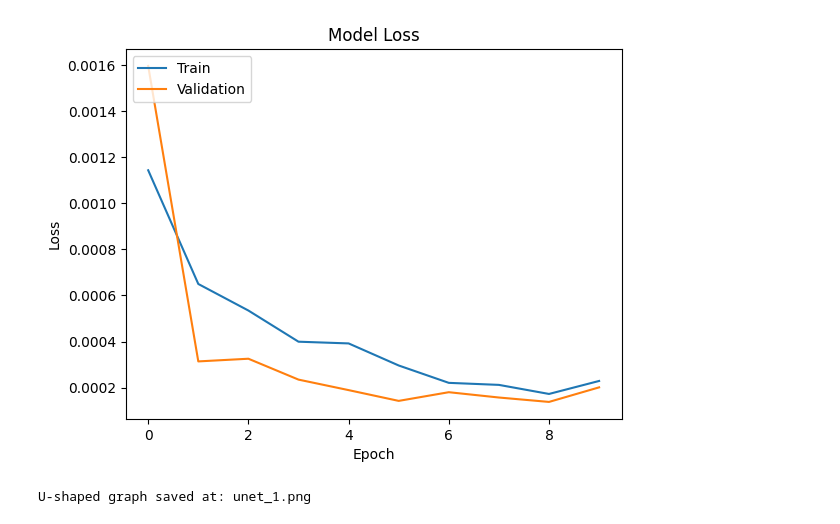
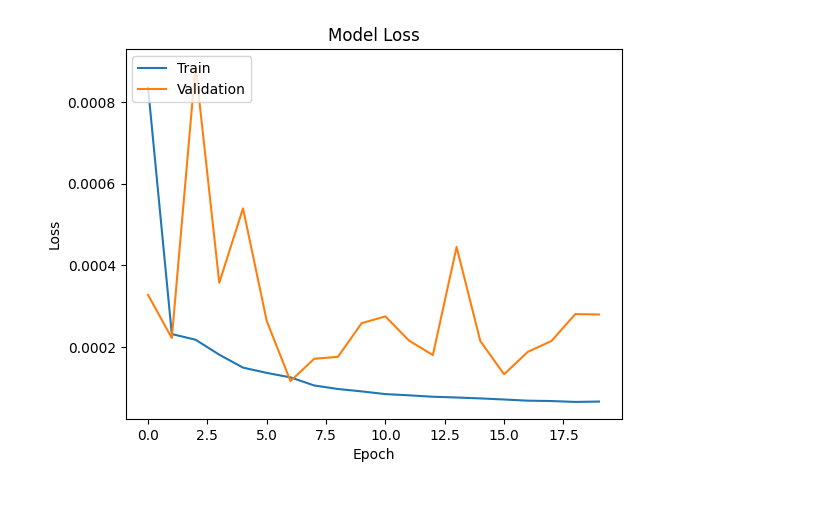
Before and after one commit to m7415/deep_learning_3MI, a Jupyter notebook: imageFusion.ipynb, the cells around one changed output. Saved outputs shown, nothing was run; the diff lists cells and outputs as text; code cells hidden in the pictures.

```diff
--- a/imageFusion.ipynb
+++ b/imageFusion.ipynb
@@ -92,3 +41,6 @@ New lenght: 2730
+# %%
+channels = ['FOVfitting_2']#, '3quadrants_2', 'FOVfitting_3', '3quadrants_3', 'FOVfitting_4', '3quadrants_4', 'FOVfitting_5', '3quadrants_5', 'FOVfitting_6', '3quadrants_6', 'FOVfitting_9', '3quadrants_9']
+dataset = Dataset(channels)
 # %%
 dataset.preprocess_data()
 dataset.crop_data(128)
@@ -99,3 +47,8 @@ azimut = dataset.azimut_list
+# %%
+df = dataset.df
+X = np.stack((df['map1'].to_list(), df['map2'].to_list(), df['map3'].to_list()), axis=3)
+y = np.array(df['combined'].to_list())
+azimut = np.array(df['azimut'].to_list())
 # %%
 print(np.min(X), np.max(X))
 print(np.min(y), np.max(y))
@@ -115,24 +68,29 @@ model = "UNet"
 name = "MSE"
 
 learning_rate = 0.001
-optimiser = tf.keras.optimizers.Adam(learning_rate=learning_rate)
+optimiser = tf.keras.optimizers.Adam(learning_rate=learning_rate, clipvalue=0.3, weight_decay=0.0005)
 #loss = tf.keras.losses.MeanAbsoluteError()
-# add L2 regularization to the loss function
-loss = tf.keras.losses.MeanSquaredError(reduction=tf.keras.losses.Reduction.SUM_OVER_BATCH_SIZE)
+loss = tf.keras.losses.MeanSquaredError()
 input_size = (X.shape[1], X.shape[2], 3)
 output_size = (y.shape[1], y.shape[2], 1)
-filters = [64,128,256]
+filters = [64, 128, 256]
+blocks = [2, 4, 2]
 dropout = 0.3
 
 batch_size = 1
-epochs = 10
-
-if 'google.colab' in sys.modules:
+epochs = 20
+if "google.colab" in sys.modules:
+    root_dir = os.path.join(
+        os.getcwd(), "drive", "MyDrive", "Colab Notebooks"
+    )
+    data_dir = os.path.join(root_dir, "data")
     csv_path = os.path.join(root_dir, 'results', model + '.csv')
 else:
+    root_dir = os.getcwd()
+    data_dir = os.path.join(root_dir, "data")
     csv_path = os.path.join(root_dir, 'results', model + '.csv')
 # %%
-experiment = Experiment(model, name, optimiser, learning_rate, loss, input_size, output_size, filters, dropout, epochs, batch_size, csv_path)
+experiment = Experiment(model, name, optimiser, learning_rate, loss, input_size, output_size, filters, blocks, dropout, epochs, batch_size, csv_path)
 # %%
 experiment.make(X_train, y_train, X_test, y_test)
 # %% [output]
@@ -161,12 +113,11 @@ experiment.save_experiment_csv()
 # %%
 unet = experiment.get_model()
 
 unet.plot_loss()
 
-unet.summary(graph=True, graph_name="unet_1")
+#unet.summary(graph=False, graph_name="unet_1")
 # %% [output]
-[figure, old version]
+[figure, new version]
-U-shaped graph saved at: unet_1.png
 # %%
 df = pd.read_csv(csv_path)
 #df.head(len(df))
```
Also changed, not shown: parts of 11 cells of this notebook, 4 other files.
